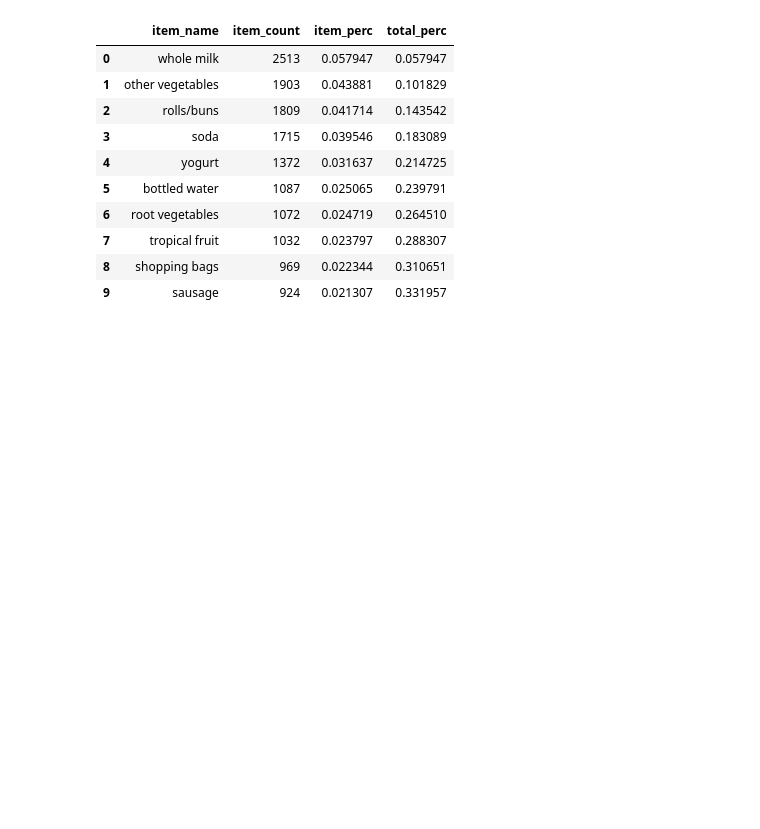
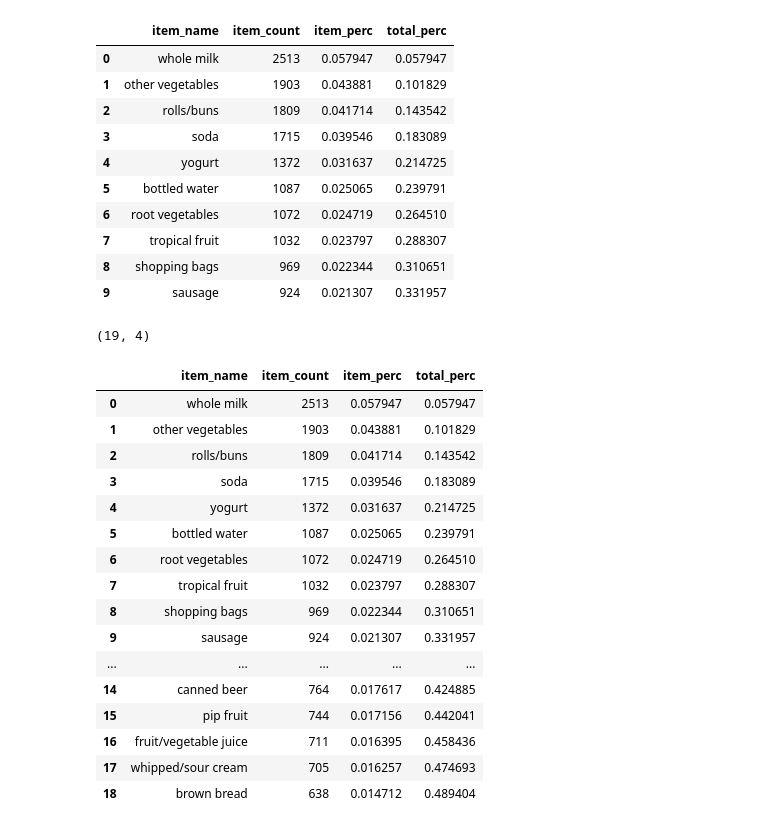
Before and after one commit to dongtv2/VTC_PYTHON_04, a Jupyter notebook: Labs/Lesson 03 - Problem Solving Cross and Up Selling.ipynb, the cells around one changed output. Cells and saved outputs as stored; diff of their text form; code cells hidden in the pictures; blank space fills up the shorter version.

```diff
--- a/Labs/Lesson 03 - Problem Solving Cross and Up Selling.ipynb
+++ b/Labs/Lesson 03 - Problem Solving Cross and Up Selling.ipynb
@@ -100,3 +100,28 @@ item_summary_df.head(10)
 | 7 | tropical fruit | 1032 | 0.023797 | 0.288307 |
 | 8 | shopping bags | 969 | 0.022344 | 0.310651 |
 | 9 | sausage | 924 | 0.021307 | 0.331957 |
+# %%
+# Analyze items contributing to top 50% of sales
+item_summary_df[item_summary_df.total_perc <= 0.5].shape # Trar về giá trị True False rồi xóa nhưng SP lớn hơn 0.5
+# %% [output]
+(19, 4)
+# %%
+item_summary_df[item_summary_df.total_perc <= 0.5]
+# %% [output]
+|  | item_name | item_count | item_perc | total_perc |
+| 0 | whole milk | 2513 | 0.057947 | 0.057947 |
+| 1 | other vegetables | 1903 | 0.043881 | 0.101829 |
+| 2 | rolls/buns | 1809 | 0.041714 | 0.143542 |
+| 3 | soda | 1715 | 0.039546 | 0.183089 |
+| 4 | yogurt | 1372 | 0.031637 | 0.214725 |
+| 5 | bottled water | 1087 | 0.025065 | 0.239791 |
+| 6 | root vegetables | 1072 | 0.024719 | 0.264510 |
+| 7 | tropical fruit | 1032 | 0.023797 | 0.288307 |
+| 8 | shopping bags | 969 | 0.022344 | 0.310651 |
+| 9 | sausage | 924 | 0.021307 | 0.331957 |
+| ... | ... | ... | ... | ... |
+| 14 | canned beer | 764 | 0.017617 | 0.424885 |
+| 15 | pip fruit | 744 | 0.017156 | 0.442041 |
+| 16 | fruit/vegetable juice | 711 | 0.016395 | 0.458436 |
+| 17 | whipped/sour cream | 705 | 0.016257 | 0.474693 |
+| 18 | brown bread | 638 | 0.014712 | 0.489404 |
```
Also changed, not shown: parts of 8 cells of this notebook, 2 other files.
